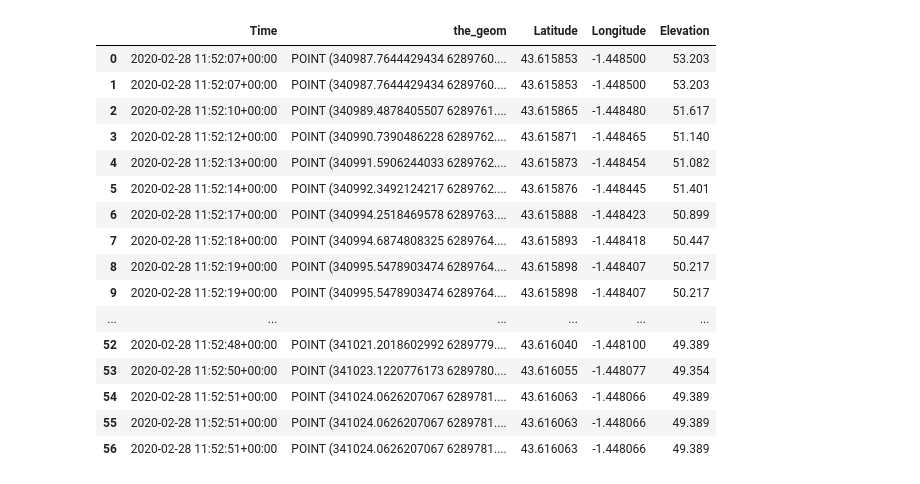
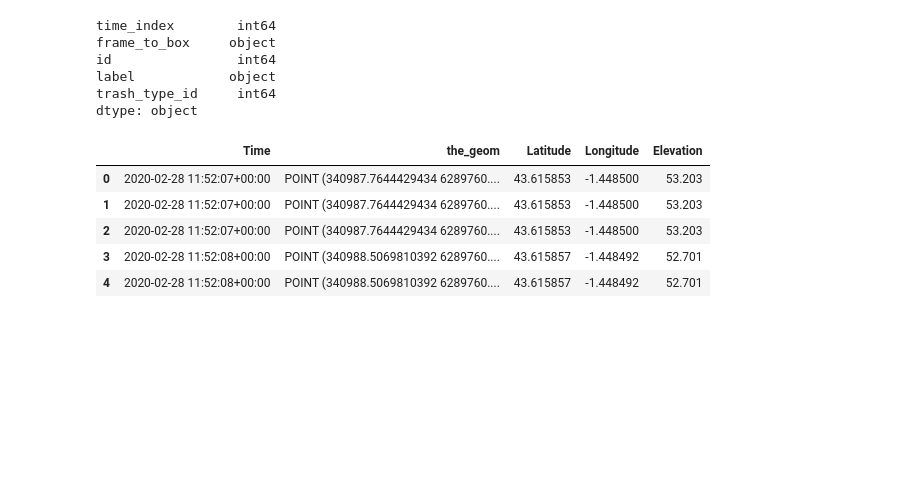
Before and after one commit to surfriderfoundationeurope/etl, a Jupyter notebook: scripts/etl_test.ipynb, the cells around one changed output. Drawn from its saved outputs; the diff is of its cells as text; code cells hidden in the pictures; blank space fills up the shorter version.

```diff
--- a/scripts/etl_test.ipynb
+++ b/scripts/etl_test.ipynb
@@ -290,49 +130,38 @@ trash_gps = gps_points_filled[time_index]
 shape_trash_gps = long_lat_to_shape_point(trash_gps)
 geo_2154 = transform_geo(shape_trash_gps)
 geo_2154_trash_gps = {'Time': shape_trash_gps['Time'], 'the_geom': geo_2154,'Latitude':shape_trash_gps['Latitude'],'Longitude':shape_trash_gps['Longitude'], 'Elevation': shape_trash_gps['Elevation']}
-# %%
-def get_df_trash_gps(json_prediction:dict)->list:
-    geo_2154_trash_gps_list = []
-    for prediction in json_prediction['detected_trash']:
-        time_index = get_trash_time_index(prediction,4)
-        trash_gps = gps_points_filled[time_index]
-        shape_trash_gps = long_lat_to_shape_point(trash_gps)
-        geo_2154 = transform_geo(shape_trash_gps)
-        geo_2154_trash_gps = {'Time': shape_trash_gps['Time'], 'the_geom': geo_2154,'Latitude':shape_trash_gps['Latitude'],'Longitude':shape_trash_gps['Longitude'], 'Elevation': shape_trash_gps['Elevation']}
-        geo_2154_trash_gps_list.append(geo_2154_trash_gps)
-        df_trash_gps = pd.DataFrame(geo_2154_trash_gps_list)
-    return df_trash_gps
-# %%
-def get_df_trash_gps(df_predictions:pd.DataFrame,gps_points_filled:list)->pd.DataFrame:
-    geo_2154_trash_gps_list = []
-    time_indexes = df_predictions['time_index']
-    for time_index in time_indexes:
-        trash_gps = gps_points_filled[time_index]
-        shape_trash_gps = long_lat_to_shape_point(trash_gps)
-        geo_2154 = transform_geo(shape_trash_gps)
-        geo_2154_trash_gps = {'Time': shape_trash_gps['Time'], 'the_geom': geo_2154,'Latitude':shape_trash_gps['Latitude'],'Longitude':shape_trash_gps['Longitude'], 'Elevation': shape_trash_gps['Elevation']}
-        geo_2154_trash_gps_list.append(geo_2154_trash_gps)
-        df_trash_gps = pd.DataFrame(geo_2154_trash_gps_list)
-    return df_trash_gps
+# %%
+def get_df_prediction(json_prediction:dict,media_fps)->pd.DataFrame:
+    """Get AI prediction dictionnary as Dataframe
+
+    Arguments:
+        json_prediction {dict} -- a full prediction of AI service as JSON dico
+
+    Returns:
+       df_prediction -- the AI prediction as a Dataframe
+    """
+    timed_prediction_list = []
+    for prediction in json_prediction['detected_trash']:
+        timed_prediction_list.append(get_clean_timed_prediction(prediction,media_fps))
+    df_prediction = pd.DataFrame(timed_prediction_list)
+    return df_prediction
+# %%
+df_predictions = get_df_prediction(jsonPrediction,4)
+df_predictions.dtypes
+# %% [output]
+time_index        int64
+frame_to_box     object
+id                int64
+label            object
+trash_type_id     int64
+dtype: object
 # %%
-df_trash_gps = get_df_trash_gps(df_predictions)
+df_trash_gps = get_df_trash_gps(df_predictions,gps_points_filled)
+df_trash_gps.head()
+# %% [output]
+|  | Time | the_geom | Latitude | Longitude | Elevation |
+| 0 | 2020-02-28 11:52:07+00:00 | POINT (340987.7644429434 6289760.... | 43.615853 | -1.448500 | 53.203 |
+| 1 | 2020-02-28 11:52:07+00:00 | POINT (340987.7644429434 6289760.... | 43.615853 | -1.448500 | 53.203 |
+| 2 | 2020-02-28 11:52:07+00:00 | POINT (340987.7644429434 6289760.... | 43.615853 | -1.448500 | 53.203 |
+| 3 | 2020-02-28 11:52:08+00:00 | POINT (340988.5069810392 6289760.... | 43.615857 | -1.448492 | 52.701 |
+| 4 | 2020-02-28 11:52:08+00:00 | POINT (340988.5069810392 6289760.... | 43.615857 | -1.448492 | 52.701 |
-# %%
-df_trash_gps
-# %% [output]
-|  | Time | the_geom | Latitude | Longitude | Elevation |
-| 0 | 2020-02-28 11:52:07+00:00 | POINT (340987.7644429434 6289760.... | 43.615853 | -1.448500 | 53.203 |
-| 1 | 2020-02-28 11:52:07+00:00 | POINT (340987.7644429434 6289760.... | 43.615853 | -1.448500 | 53.203 |
-| 2 | 2020-02-28 11:52:10+00:00 | POINT (340989.4878405507 6289761.... | 43.615865 | -1.448480 | 51.617 |
-| 3 | 2020-02-28 11:52:12+00:00 | POINT (340990.7390486228 6289762.... | 43.615871 | -1.448465 | 51.140 |
-| 4 | 2020-02-28 11:52:13+00:00 | POINT (340991.5906244033 6289762.... | 43.615873 | -1.448454 | 51.082 |
-| 5 | 2020-02-28 11:52:14+00:00 | POINT (340992.3492124217 6289762.... | 43.615876 | -1.448445 | 51.401 |
-| 6 | 2020-02-28 11:52:17+00:00 | POINT (340994.2518469578 6289763.... | 43.615888 | -1.448423 | 50.899 |
-| 7 | 2020-02-28 11:52:18+00:00 | POINT (340994.6874808325 6289764.... | 43.615893 | -1.448418 | 50.447 |
-| 8 | 2020-02-28 11:52:19+00:00 | POINT (340995.5478903474 6289764.... | 43.615898 | -1.448407 | 50.217 |
-| 9 | 2020-02-28 11:52:19+00:00 | POINT (340995.5478903474 6289764.... | 43.615898 | -1.448407 | 50.217 |
-| ... | ... | ... | ... | ... | ... |
-| 52 | 2020-02-28 11:52:48+00:00 | POINT (341021.2018602992 6289779.... | 43.616040 | -1.448100 | 49.389 |
-| 53 | 2020-02-28 11:52:50+00:00 | POINT (341023.1220776173 6289780.... | 43.616055 | -1.448077 | 49.354 |
-| 54 | 2020-02-28 11:52:51+00:00 | POINT (341024.0626207067 6289781.... | 43.616063 | -1.448066 | 49.389 |
-| 55 | 2020-02-28 11:52:51+00:00 | POINT (341024.0626207067 6289781.... | 43.616063 | -1.448066 | 49.389 |
-| 56 | 2020-02-28 11:52:51+00:00 | POINT (341024.0626207067 6289781.... | 43.616063 | -1.448066 | 49.389 |
```
Also changed, not shown: parts of 50 cells of this notebook, 3 other files.
